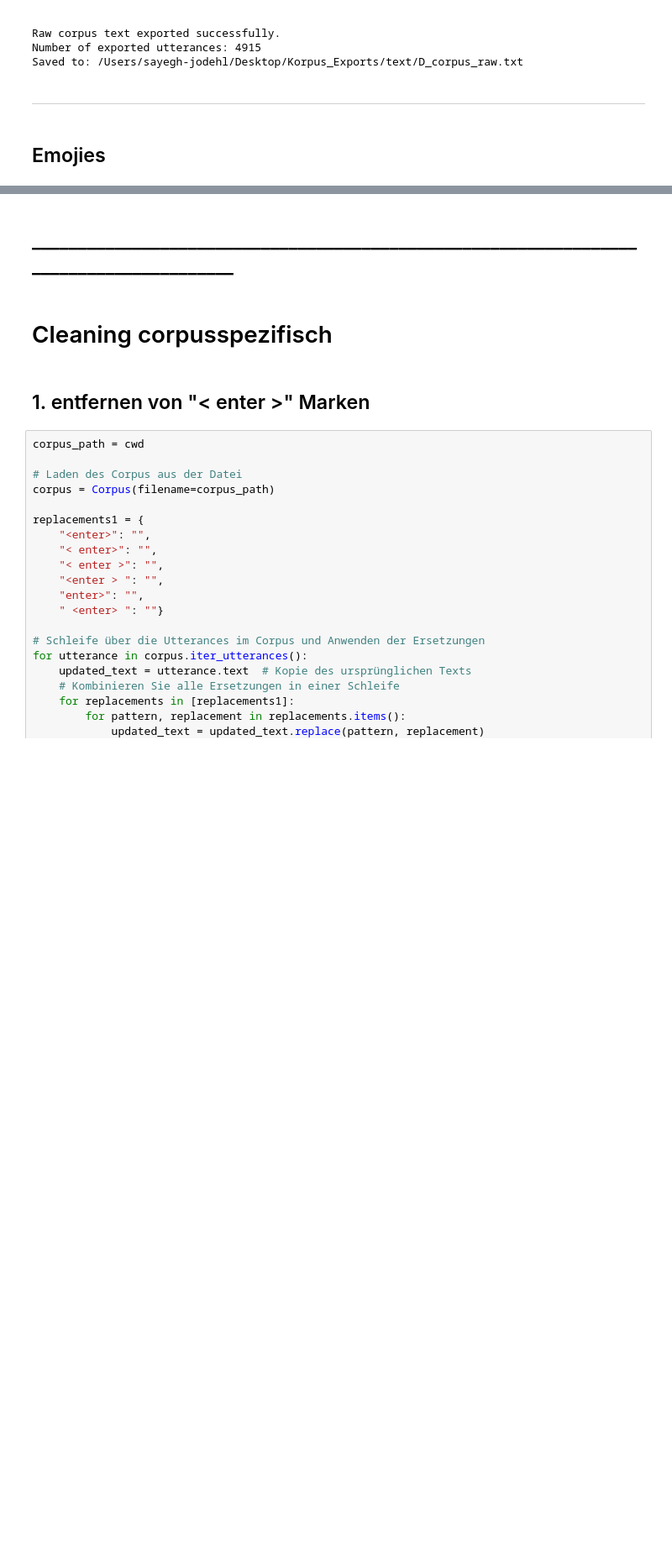
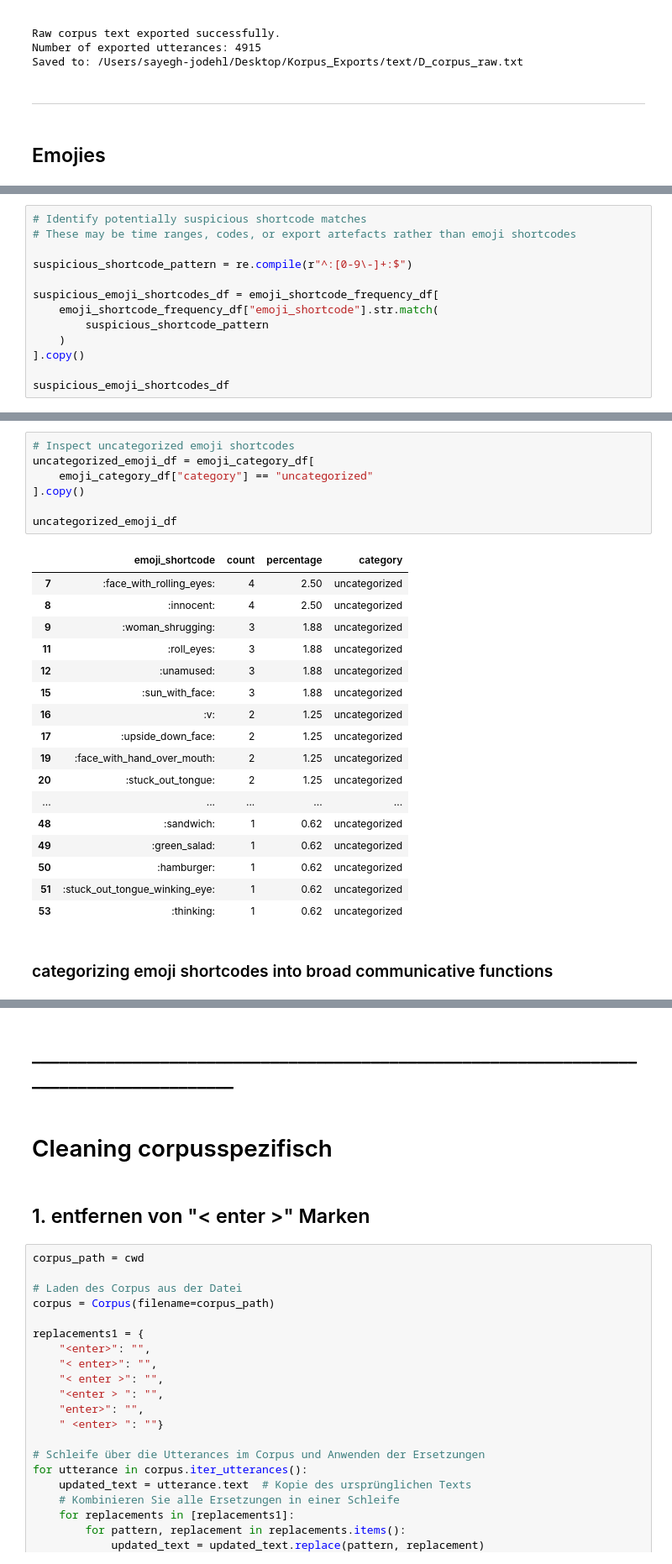
Before and after one commit to sajosa/DocTalk-Corpus-Analysis, a Jupyter notebook: 01_direct_messages_analysis/DocTalk_ChatCorpus_Analyse_Dir.ipynb, the cells around one changed output, grey strips where cells are left out. Shown at 84% size. Saved outputs shown, nothing was run; the diff lists cells and outputs as text; blank space fills up the shorter version.

Commit message:
emoji Analyse

```diff
--- a/01_direct_messages_analysis/DocTalk_ChatCorpus_Analyse_Dir.ipynb
+++ b/01_direct_messages_analysis/DocTalk_ChatCorpus_Analyse_Dir.ipynb
@@ -3290,0 +3341,13 @@ display(HTML(f"""
+# %%
+# Identify potentially suspicious shortcode matches
+# These may be time ranges, codes, or export artefacts rather than emoji shortcodes
+
+suspicious_shortcode_pattern = re.compile(r"^:[0-9\-]+:$")
+
+suspicious_emoji_shortcodes_df = emoji_shortcode_frequency_df[
+    emoji_shortcode_frequency_df["emoji_shortcode"].str.match(
+        suspicious_shortcode_pattern
+    )
+].copy()
+
+suspicious_emoji_shortcodes_df
@@ -3290,0 +3723,27 @@ display(HTML(f"""
+# %%
+# Inspect uncategorized emoji shortcodes
+uncategorized_emoji_df = emoji_category_df[
+    emoji_category_df["category"] == "uncategorized"
+].copy()
+
+uncategorized_emoji_df
+# %% [output]
+|  | emoji_shortcode | count | percentage | category |
+| 7 | :face_with_rolling_eyes: | 4 | 2.50 | uncategorized |
+| 8 | :innocent: | 4 | 2.50 | uncategorized |
+| 9 | :woman_shrugging: | 3 | 1.88 | uncategorized |
+| 11 | :roll_eyes: | 3 | 1.88 | uncategorized |
+| 12 | :unamused: | 3 | 1.88 | uncategorized |
+| 15 | :sun_with_face: | 3 | 1.88 | uncategorized |
+| 16 | :v: | 2 | 1.25 | uncategorized |
+| 17 | :upside_down_face: | 2 | 1.25 | uncategorized |
+| 19 | :face_with_hand_over_mouth: | 2 | 1.25 | uncategorized |
+| 20 | :stuck_out_tongue: | 2 | 1.25 | uncategorized |
+| ... | ... | ... | ... | ... |
+| 48 | :sandwich: | 1 | 0.62 | uncategorized |
+| 49 | :green_salad: | 1 | 0.62 | uncategorized |
+| 50 | :hamburger: | 1 | 0.62 | uncategorized |
+| 51 | :stuck_out_tongue_winking_eye: | 1 | 0.62 | uncategorized |
+| 53 | :thinking: | 1 | 0.62 | uncategorized |
+# %% [markdown]
+### categorizing emoji shortcodes into broad communicative functions
```
Also changed, not shown: parts of 22 cells of this notebook, 2 other files.
